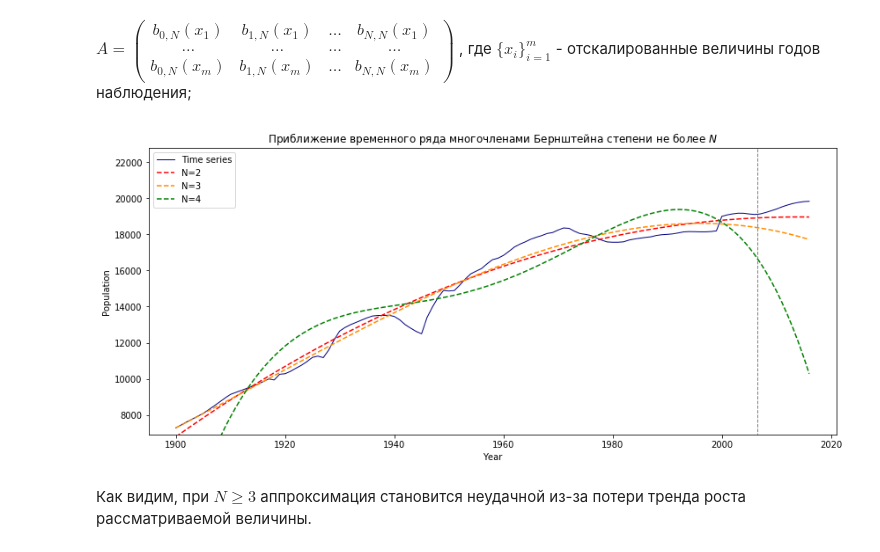
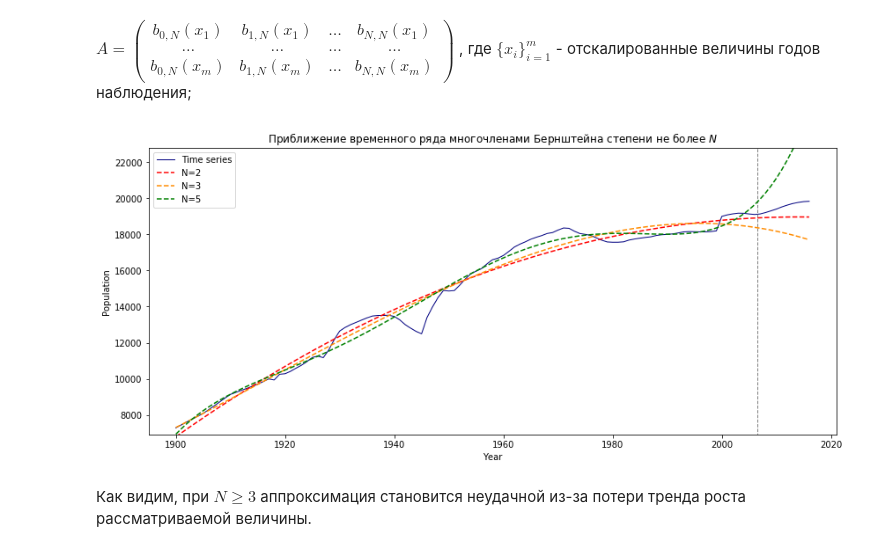
Before and after one commit to alexey-grigorev/Comp_Math, a Jupyter notebook: task_3.ipynb, the cells around one changed output. Drawn from its saved outputs; the diff is of its cells as text; code cells hidden in the pictures.

```diff
--- a/task_3.ipynb
+++ b/task_3.ipynb
@@ -56,15 +56,17 @@ $A=
 \end{pmatrix}
 $, где $\{x_i\}_{i=1}^m$ - отскалированные величины годов наблюдения;
 # %%
-def polynomial_approximation(N):
-    xs = np.linspace(0,1,len(years))
-    A = np.matrix([[x**n for n in range(N+1)] for x in xs[:-10]])
-    ext_A = np.matrix([[x**n for n in range(N+1)] for x in xs])
+def polynomial_approximation(N, verbose=False):
+    A = np.matrix([[x**n for n in range(N+1)] for x in np.linspace(0, 1, len(years)-10)])
+    ext_A = np.matrix([[x**n for n in range(N+1)] for x in np.linspace(0, 1+10/(len(years)-11), len(years))])
     f = population_series[:-10]
 
     hatA = np.transpose(A) * A
     hatf = np.transpose(A) * np.transpose(np.matrix(f))
 
+    if verbose:
+        print(np.linalg.cond(hatA))
+
     coefs = np.linalg.solve(hatA, hatf)
     approx_vals = ext_A * coefs
     return approx_vals
@@ -137,25 +139,28 @@ def b(k, n, x):
     b = sc.special.binom(n, k) * x**k * (1-x)**(n-k)
     return b
 # %%
-def bernstein_approximation(N):
-    A = np.matrix([[b(k, N, x) for k in range(N+1)] for x in range(1, len(years)-9)])
-    ext_A = np.matrix([[b(k, N, x) for k in range(N+1)] for x in range(1, len(years)+1)])
+def bernstein_approximation(N, verbose=False):
+    A = np.matrix([[b(k, N, x) for k in range(N+1)] for x in np.linspace(0, 1, len(years)-10)])
+    ext_A = np.matrix([[b(k, N, x) for k in range(N+1)] for x in np.linspace(0, 1+10/(len(years)-11), len(years))])
     f = population_series[:-10]
 
     hatA = np.transpose(A) * A
     hatf = np.transpose(A) * np.transpose(np.matrix(f))
 
+    if verbose:
+        print(np.linalg.cond(hatA))
+
     coefs = np.linalg.solve(hatA, hatf)
     approx_vals = ext_A * coefs
     return approx_vals
 # %%
 plot_series();
-for N, color in zip([2,3,4],['red', 'darkorange', 'green']):
+for N, color in zip([2,3,5],['red', 'darkorange', 'green']):
     plt.plot(years, bernstein_approximation(N), 'k--', color=color, label='N='+str(N));
 plt.title('Приближение временного ряда многочленами Бернштейна степени не более $N$');
 plt.legend();
 # %% [output]
-[figure, old version]
+[figure, new version]
 # %% [markdown]
 Как видим, при $N\ge3$ аппроксимация становится неудачной из-за потери тренда роста рассматриваемой величины.
 # %%
```
Also changed, not shown: parts of 25 cells of this notebook.
